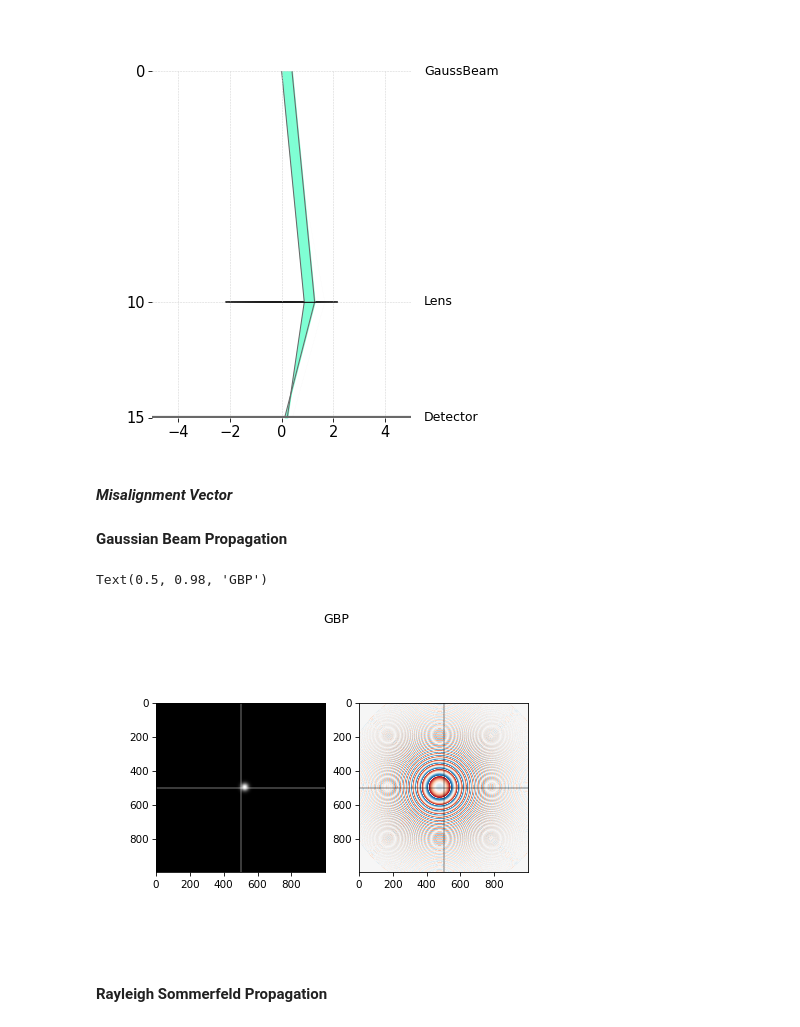
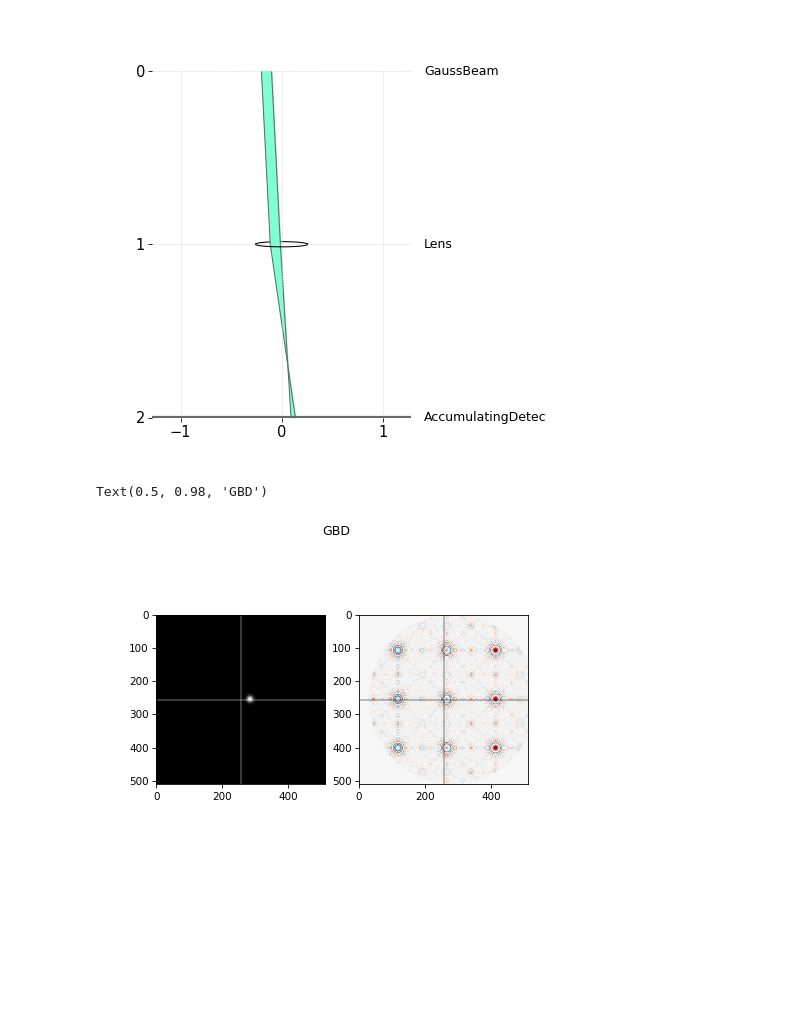
Before and after one commit to TemGym/TemGym, a Jupyter notebook: examples/gaussian_beam_examples/gaussian_beam_lens.ipynb, the cells around one changed output. Drawn from its saved outputs; the diff is of its cells as text; code cells hidden in the pictures; blank space fills up the shorter version.

```diff
--- a/examples/gaussian_beam_examples/gaussian_beam_lens.ipynb
+++ b/examples/gaussian_beam_examples/gaussian_beam_lens.ipynb
@@ -97,22 +92,20 @@ def lens_phase_factor(n, ps, lambda0, f):
     return phase_factor
 # %%
 n_rays = 1
-wavelength = 0.1
+wavelength = 0.01
 k = 2 * np.pi / wavelength
 
 wavelengths = np.full(n_rays, wavelength)
-a = 10
-focal = 4
-b = 5
 
-size = 1000
+
+size = 512
 det_shape = (size, size)
-pixel_size = 10 / size
+pixel_size = 0.005
 dsize = det_shape[0] * pixel_size
 
 x_det = np.linspace(-dsize / 2, dsize / 2, size)
 
-wo = 0.4
+wo = 0.1
 wos = np.full(n_rays, wo)
 
 div = wavelength / (np.pi * wo)
@@ -130,8 +123,12 @@ theta_y = 0
 deg_yx = np.deg2rad((theta_y, theta_x ))
 tilt_yx = np.tan(deg_yx)
 
-x0 = 0.0
+x0 = -0.2
 y0 = 0
+
+lens_dist = 1
+focal = 0.7
+prop_dist = 1
 # %%
 components = (
     comp.GaussBeam(
@@ -142,26 +139,23 @@ components = (
         tilt_yx=tilt_yx
     ),
     comp.Lens(
-        z = a,
+        z = lens_dist,
         f = focal,
     ),
-    # comp.Biprism(
-    #     z = a + 0.5,
-    #     deflection = 0.1,
-    # ),
-    comp.Detector(
-        z=a + b,
+    comp.AccumulatingDetector(
+        z = lens_dist + prop_dist,
         pixel_size=pixel_size,
         shape=det_shape,
-        #buffer_length=64,
+        buffer_length=1,
     ),
 )
 # %%
 model = Model(components)
-rays = tuple(model.run_iter(num_rays=n_rays))
-image = model.detector.get_image(rays[-1])
-det_x = np.linspace(-det_shape[1]//2*pixel_size, det_shape[1]//2*pixel_size, det_shape[1])
+rays = tuple(model.run_iter(num_rays=n_rays, random = False))
+gbd_output_field = model.detector.get_image(rays[-1])
+
+gbd_output_field= zero_phase(gbd_output_field, size//2, size//2)
 # %%
 fig, ax = plot_model(model)
 # %% [output]
-[figure, old version]
+[figure, new version]
@@ -179,2 +161,0 @@ lEnd, mEnd = rayset1[0, 1], rayset1[0, 3]
-# %% [markdown]
-***Misalignment Vector***
@@ -256,17 +162,13 @@ field = zero_phase(field, size//2, size//2)
-# %% [markdown]
-**Gaussian Beam Propagation**
 # %%
 fig, (ax1, ax2) = plt.subplots(1, 2)
-ax1.imshow(np.abs(field),cmap='gray')
+ax1.imshow(np.abs(gbd_output_field),cmap='gray')
 ax1.axvline(size // 2, color='white', alpha=0.3)
 ax1.axhline(size // 2, color='white', alpha=0.3)
-ax2.imshow(np.angle(field),cmap='RdBu')
+ax2.imshow(np.angle(gbd_output_field),cmap='RdBu')
 ax2.axvline(size // 2, color='k', alpha=0.3)
 ax2.axhline(size // 2, color='k', alpha=0.3)
-fig.suptitle("GBP")
+fig.suptitle("GBD")
 # %% [output]
-Text(0.5, 0.98, 'GBP')
+Text(0.5, 0.98, 'GBD')
-[figure, old version]
+[figure, new version]
-# %% [markdown]
-**Rayleigh Sommerfeld Propagation**
 # %%
```
Also changed, not shown: parts of 16 cells of this notebook, 1 other file.
